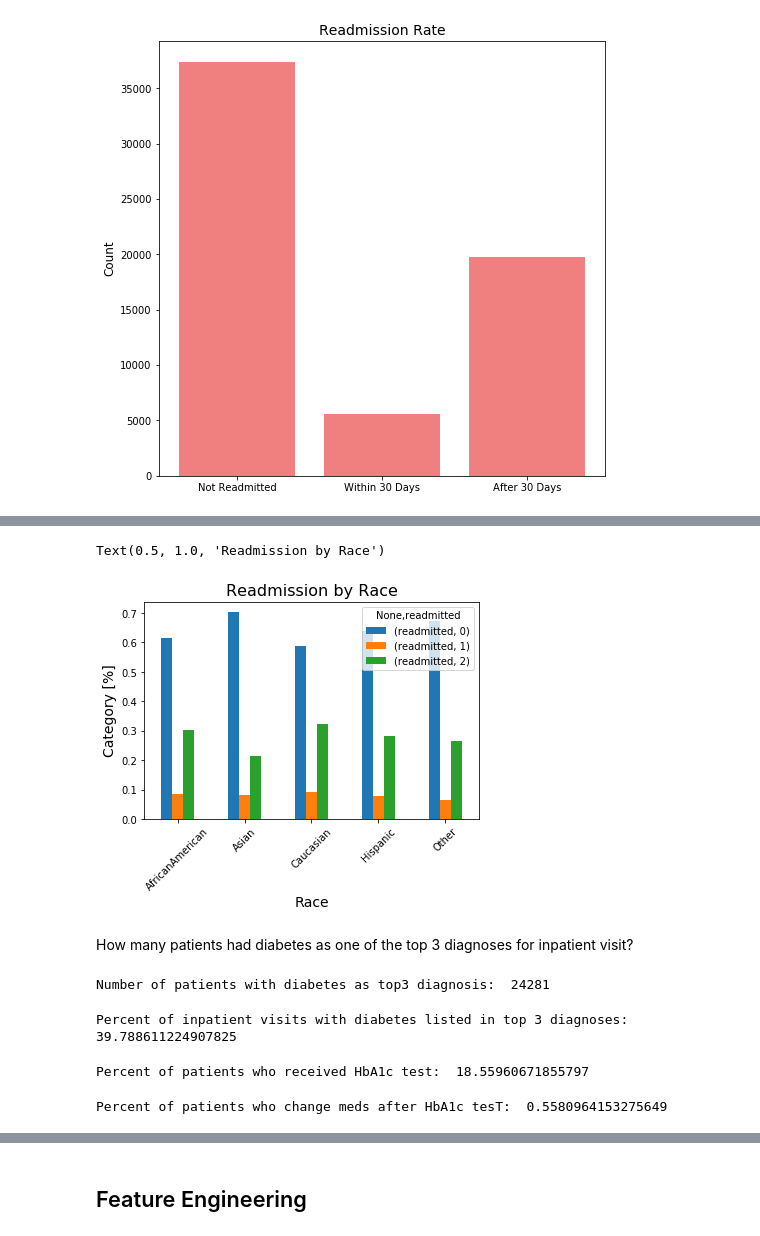
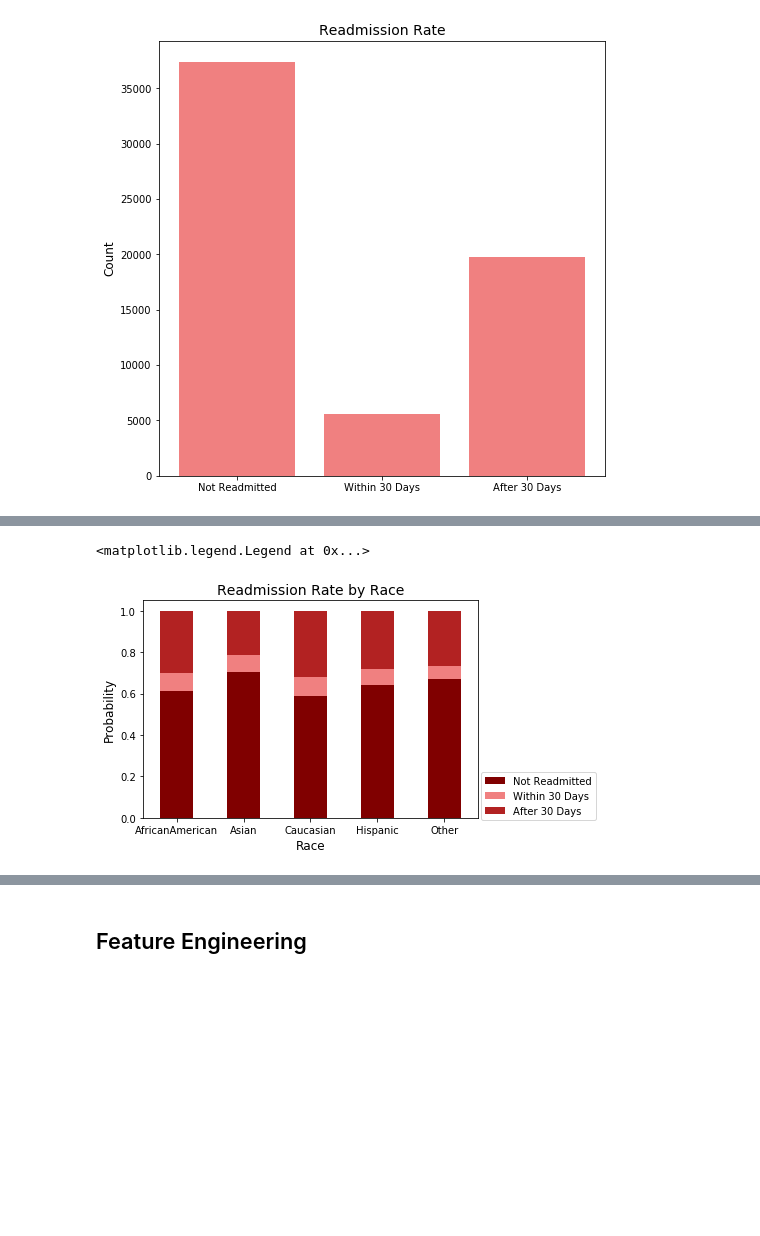
Before and after one commit to ArenCarpenter/Diabetes_Hospitalizations, a Jupyter notebook: Diabetes_Hospitalizations.ipynb, the cells around one changed output, grey strips where cells are left out. Saved outputs shown, nothing was run; the diff lists cells and outputs as text; code cells hidden in the pictures; blank space fills up the shorter version.

```diff
--- a/Diabetes_Hospitalizations.ipynb
+++ b/Diabetes_Hospitalizations.ipynb
@@ -97,31 +100,12 @@ plt.legend(['Not Readmitted', 'Within 30 Days', 'After 30 Days'])
 # %%
 race_prct = pd.DataFrame(df.groupby(by = 'race')['readmitted'].value_counts(normalize = True))
 # %%
-race_prct.unstack().plot(kind='bar')
-plt.xlabel('Race', fontsize=14)
-plt.xticks(rotation=45)
-plt.ylabel('Category [%]',fontsize=14)
-plt.title('Readmission by Race', fontsize=16)
+race_prct.unstack().plot(kind='bar', color=['maroon', 'lightcoral', 'firebrick'], stacked=True)
+plt.xlabel('Race', fontsize=12)
+plt.xticks(rotation=0)
+plt.ylabel('Probability',fontsize=12)
+plt.title('Readmission Rate by Race', fontsize=14)
+plt.legend(['Not Readmitted', 'Within 30 Days', 'After 30 Days'],loc=(1.01,-.01))
 # %% [output]
-Text(0.5, 1.0, 'Readmission by Race')
+<matplotlib.legend.Legend at 0x...>
-[figure, old version]
+[figure, new version]
-# %% [markdown]
-How many patients had diabetes as one of the top 3 diagnoses for inpatient visit?
-# %%
-print("Number of patients with diabetes as top3 diagnosis: ",
-      11495 + 8227 + 4559) # Yes, for diag3, diag2, diag1, respectively
-# %% [output]
-Number of patients with diabetes as top3 diagnosis:  24281
-# %%
-print("Percent of inpatient visits with diabetes listed in top 3 diagnoses: ", 24281 / len(df) * 100)
-# %% [output]
-Percent of inpatient visits with diabetes listed in top 3 diagnoses:  39.788611224907825
-# %%
-print("Percent of patients who received HbA1c test: ", len(df[df.A1C_test == 1]) / len(df) * 100)
-# %% [output]
-Percent of patients who received HbA1c test:  18.55960671855797
-# %%
-print("Percent of patients who change meds after HbA1c tesT: ",
-      len(df[df.A1C_test_and_changed == 1]) / len(df[df.A1C_test == 1]))
-# %% [output]
-Percent of patients who change meds after HbA1c tesT:  0.5580964153275649
```
Also changed, not shown: parts of 105 cells of this notebook, 4 other files.
